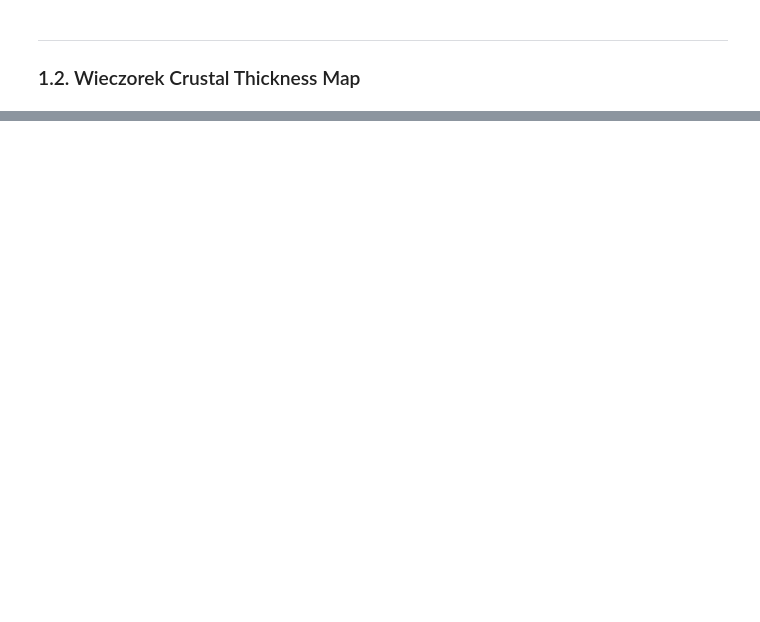
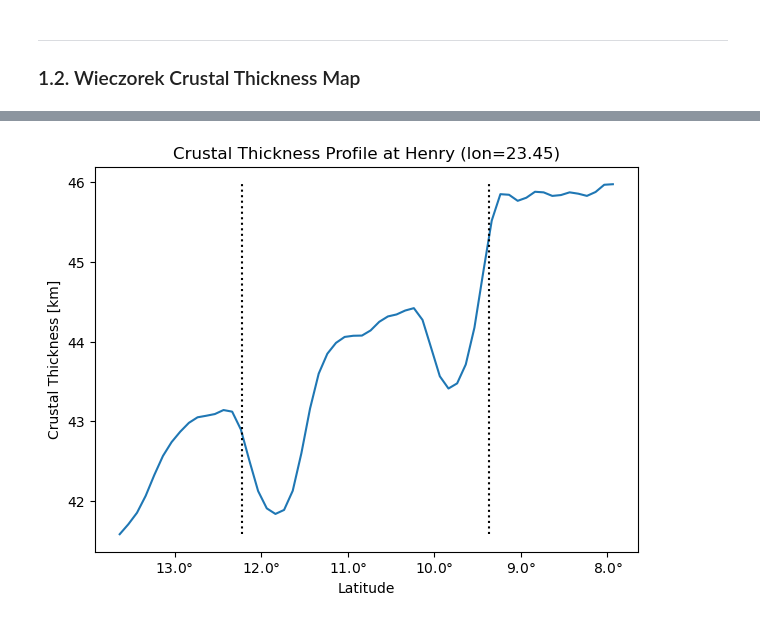
Before and after one commit to Humboldt-Penguin/Mars-Magnetics-Research, a Jupyter notebook: code/05_mag_src_map/src/main/henry_cr_thick.ipynb, the cells around one changed output, grey strips where cells are left out. Cells and saved outputs as stored; diff of their text form; code cells hidden in the pictures; blank space fills up the shorter version.

```diff
--- a/code/05_mag_src_map/src/main/henry_cr_thick.ipynb
+++ b/code/05_mag_src_map/src/main/henry_cr_thick.ipynb
@@ -230,0 +278,5 @@ Text(0, 0.5, 'Crustal Thickness [km]')
+# %%
+Craters_170 = zerisk.Craters.Craters()
+Craters_170.downloadData(path__datahome, overwrite=False, verbose=True)
+
+Craters_170.loadData(minDiam=160, maxDiam=170, extraInfo=True)
@@ -230,0 +354,4 @@ Text(0, 0.5, 'Crustal Thickness [km]')
+# %%
+plot_craterCrThick_crossSection(Craters_170.getByName('Henry'), 2, 0.1)
+# %% [output]
+[figure, added]
```
Also changed, not shown: parts of 13 cells of this notebook, 1 other file.
